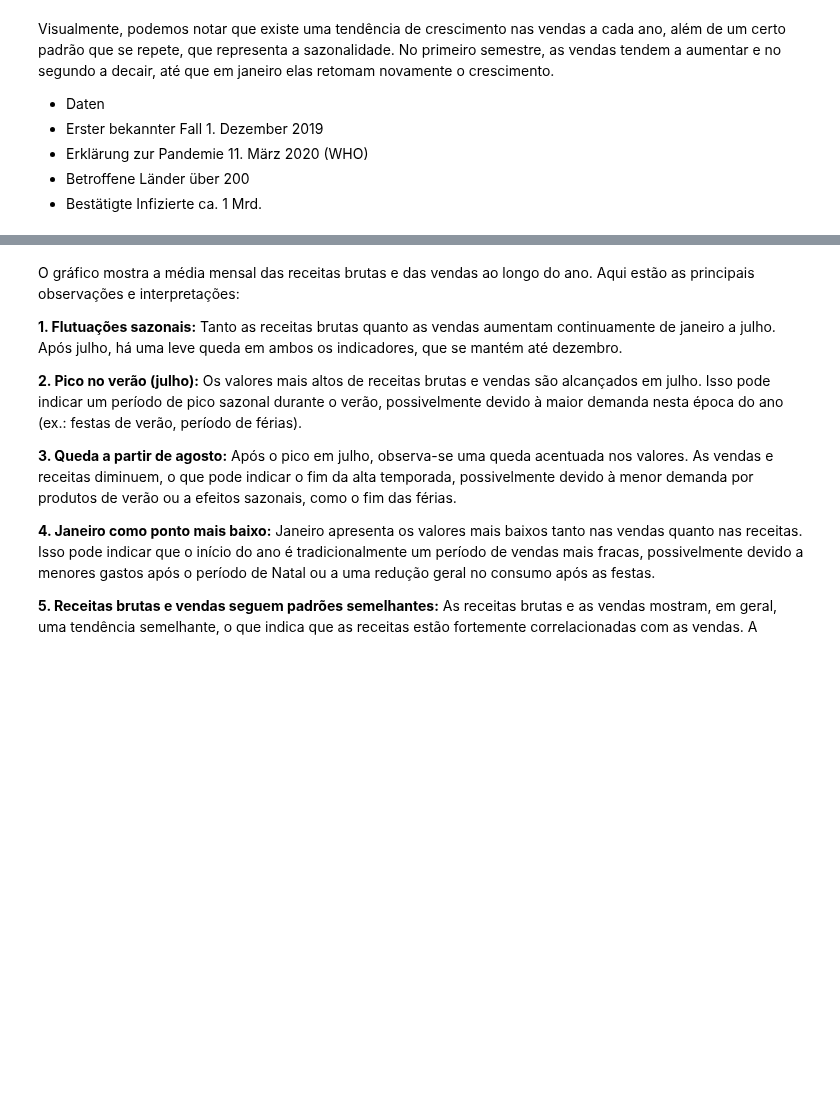
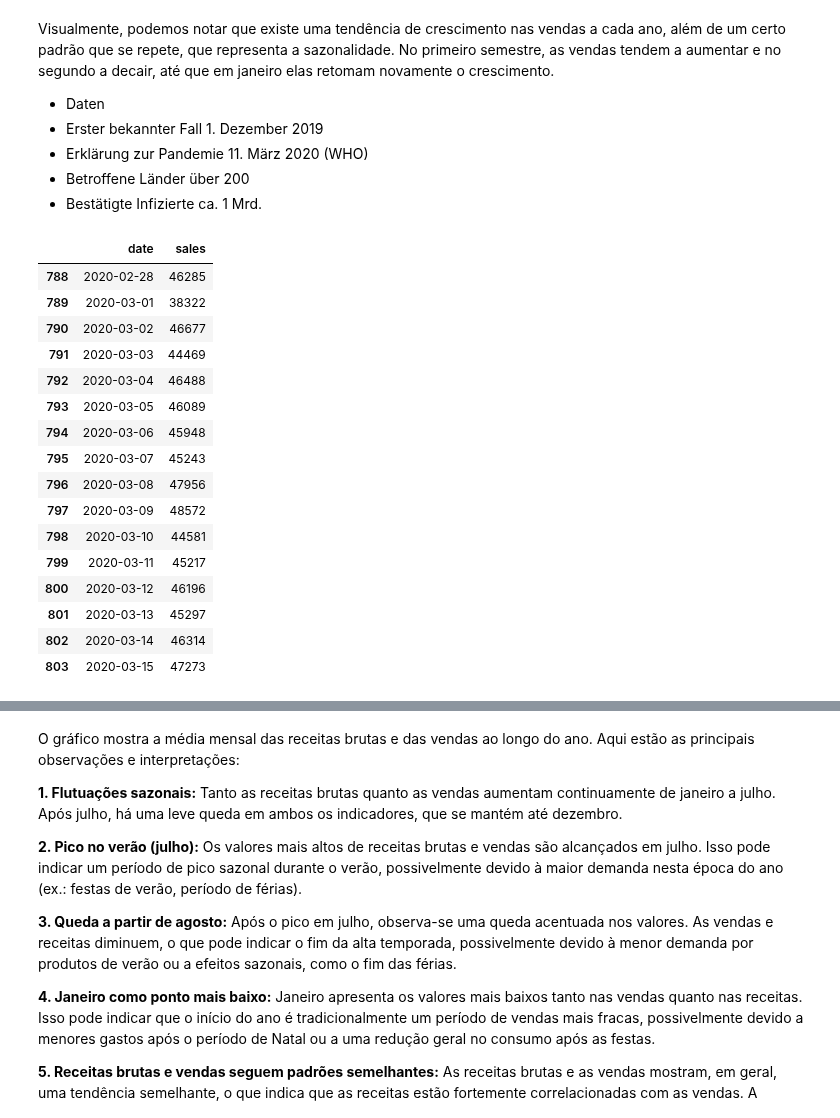
Before and after one commit to awildt01/Zeitreihenanalyse-zur-Nachfrageprognose., a Jupyter notebook: Zeitreihenanalyse_zur_Nachfrageprognose.ipynb, the cells around one changed output, grey strips where cells are left out. Saved outputs shown, nothing was run; the diff lists cells and outputs as text; code cells hidden in the pictures; blank space fills up the shorter version.

```diff
--- a/Zeitreihenanalyse_zur_Nachfrageprognose.ipynb
+++ b/Zeitreihenanalyse_zur_Nachfrageprognose.ipynb
@@ -2219,3 +2219,25 @@ Visualmente, podemos notar que existe uma tendência de crescimento nas vendas a
 - Erklärung zur Pandemie	11. März 2020 (WHO)
 - Betroffene Länder	über 200
 - Bestätigte Infizierte	ca. 1 Mrd.
+# %%
+
+filtered_df = df_ts[(df_ts['date'] >= '2020-02-28') & (df_ts['date'] <= '2020-03-15')]
+filtered_df
+# %% [output]
+|  | date | sales |
+| 788 | 2020-02-28 | 46285 |
+| 789 | 2020-03-01 | 38322 |
+| 790 | 2020-03-02 | 46677 |
+| 791 | 2020-03-03 | 44469 |
+| 792 | 2020-03-04 | 46488 |
+| 793 | 2020-03-05 | 46089 |
+| 794 | 2020-03-06 | 45948 |
+| 795 | 2020-03-07 | 45243 |
+| 796 | 2020-03-08 | 47956 |
+| 797 | 2020-03-09 | 48572 |
+| 798 | 2020-03-10 | 44581 |
+| 799 | 2020-03-11 | 45217 |
+| 800 | 2020-03-12 | 46196 |
+| 801 | 2020-03-13 | 45297 |
+| 802 | 2020-03-14 | 46314 |
+| 803 | 2020-03-15 | 47273 |
```
Also changed, not shown: parts of 6 cells of this notebook.
